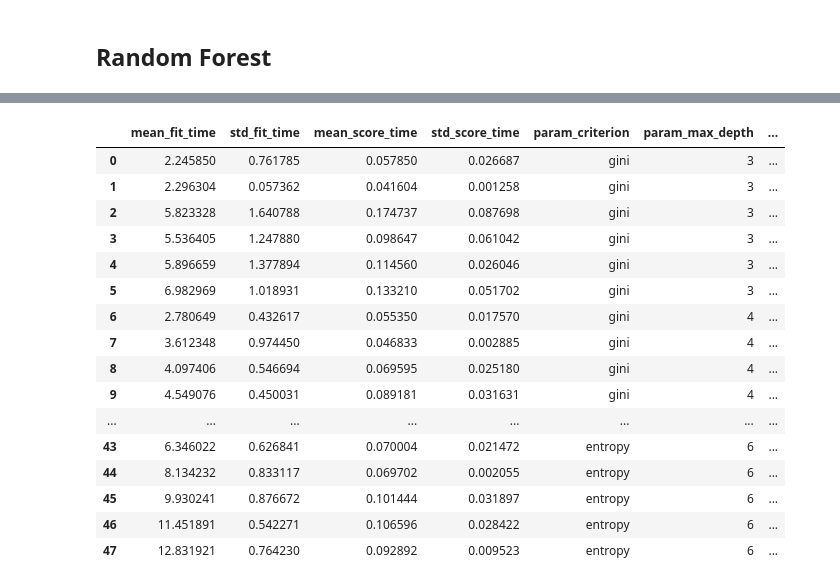
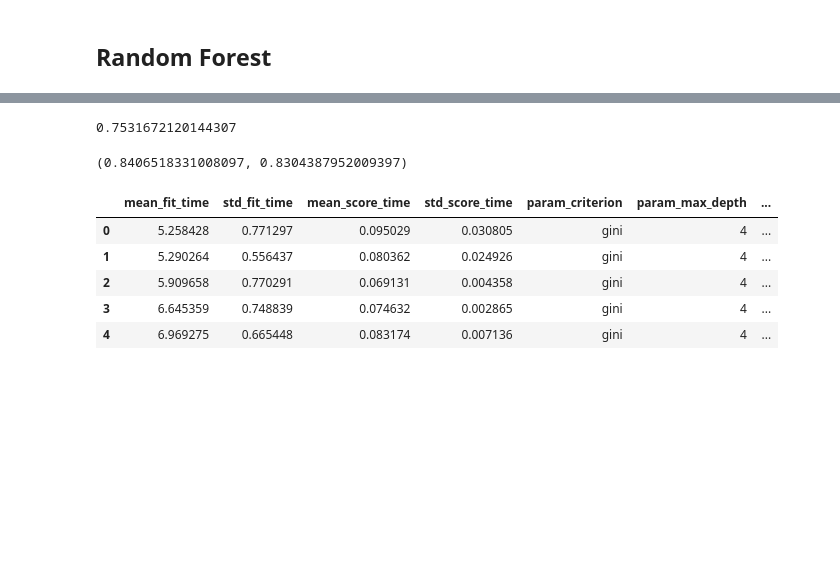
Before and after one commit to EgorSolovei/ML-in-nuclear-physics, a Jupyter notebook: model.ipynb, the cells around one changed output, grey strips where cells are left out. Cells and saved outputs as stored; diff of their text form; code cells hidden in the pictures; blank space fills up the shorter version.

```diff
--- a/model.ipynb
+++ b/model.ipynb
@@ -139,23 +168,2 @@ GridCV_rf.best_params_
 # %%
 best_rf = GridCV_rf.best_estimator_
-# %%
-res = pd.DataFrame(GridCV_rf.cv_results_)
-res
-# %% [output]
-|  | mean_fit_time | std_fit_time | mean_score_time | std_score_time | param_criterion | param_max_depth | ... |
-| 0 | 2.245850 | 0.761785 | 0.057850 | 0.026687 | gini | 3 | ... |
-| 1 | 2.296304 | 0.057362 | 0.041604 | 0.001258 | gini | 3 | ... |
-| 2 | 5.823328 | 1.640788 | 0.174737 | 0.087698 | gini | 3 | ... |
-| 3 | 5.536405 | 1.247880 | 0.098647 | 0.061042 | gini | 3 | ... |
-| 4 | 5.896659 | 1.377894 | 0.114560 | 0.026046 | gini | 3 | ... |
-| 5 | 6.982969 | 1.018931 | 0.133210 | 0.051702 | gini | 3 | ... |
-| 6 | 2.780649 | 0.432617 | 0.055350 | 0.017570 | gini | 4 | ... |
-| 7 | 3.612348 | 0.974450 | 0.046833 | 0.002885 | gini | 4 | ... |
-| 8 | 4.097406 | 0.546694 | 0.069595 | 0.025180 | gini | 4 | ... |
-| 9 | 4.549076 | 0.450031 | 0.089181 | 0.031631 | gini | 4 | ... |
-| ... | ... | ... | ... | ... | ... | ... | ... |
-| 43 | 6.346022 | 0.626841 | 0.070004 | 0.021472 | entropy | 6 | ... |
-| 44 | 8.134232 | 0.833117 | 0.069702 | 0.002055 | entropy | 6 | ... |
-| 45 | 9.930241 | 0.876672 | 0.101444 | 0.031897 | entropy | 6 | ... |
-| 46 | 11.451891 | 0.542271 | 0.106596 | 0.028422 | entropy | 6 | ... |
-| 47 | 12.831921 | 0.764230 | 0.092892 | 0.009523 | entropy | 6 | ... |
@@ -161,0 +172,4 @@ res
+# %%
+metrics.accuracy_score(y_test, y_pred) # значенния accuracy
+# %% [output]
+0.7531672120144307
@@ -161,0 +179,15 @@ res
+# %%
+train_score, test_score
+# %% [output]
+(0.8406518331008097, 0.8304387952009397)
+# %%
+res_rf = pd.DataFrame(GridCV_rf.cv_results_)
+res_rf.drop(columns=['params'], inplace=True)
+res_rf.head()
+# %% [output]
+|  | mean_fit_time | std_fit_time | mean_score_time | std_score_time | param_criterion | param_max_depth | ... |
+| 0 | 5.258428 | 0.771297 | 0.095029 | 0.030805 | gini | 4 | ... |
+| 1 | 5.290264 | 0.556437 | 0.080362 | 0.024926 | gini | 4 | ... |
+| 2 | 5.909658 | 0.770291 | 0.069131 | 0.004358 | gini | 4 | ... |
+| 3 | 6.645359 | 0.748839 | 0.074632 | 0.002865 | gini | 4 | ... |
+| 4 | 6.969275 | 0.665448 | 0.083174 | 0.007136 | gini | 4 | ... |
```
Also changed, not shown: parts of 35 cells of this notebook.
